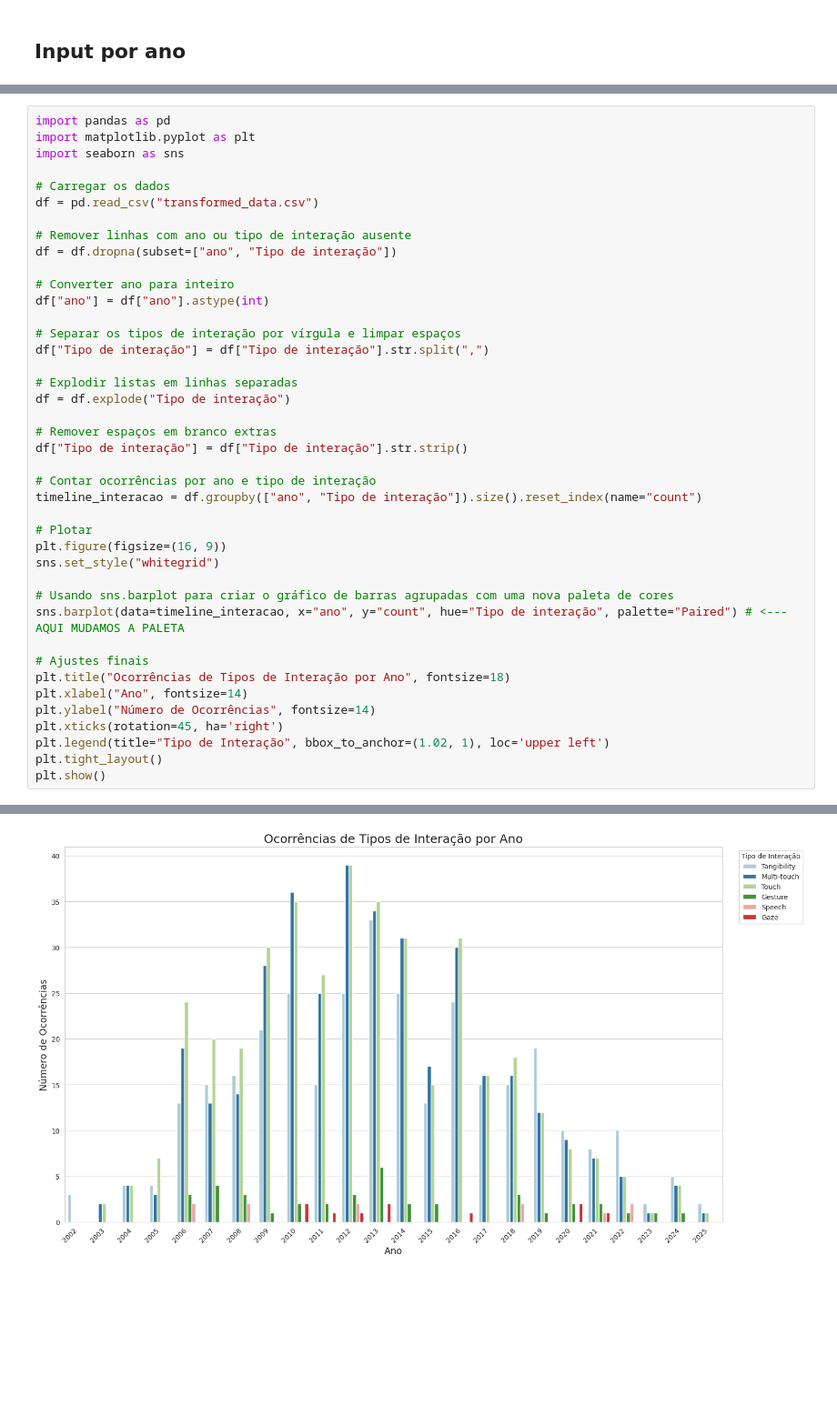
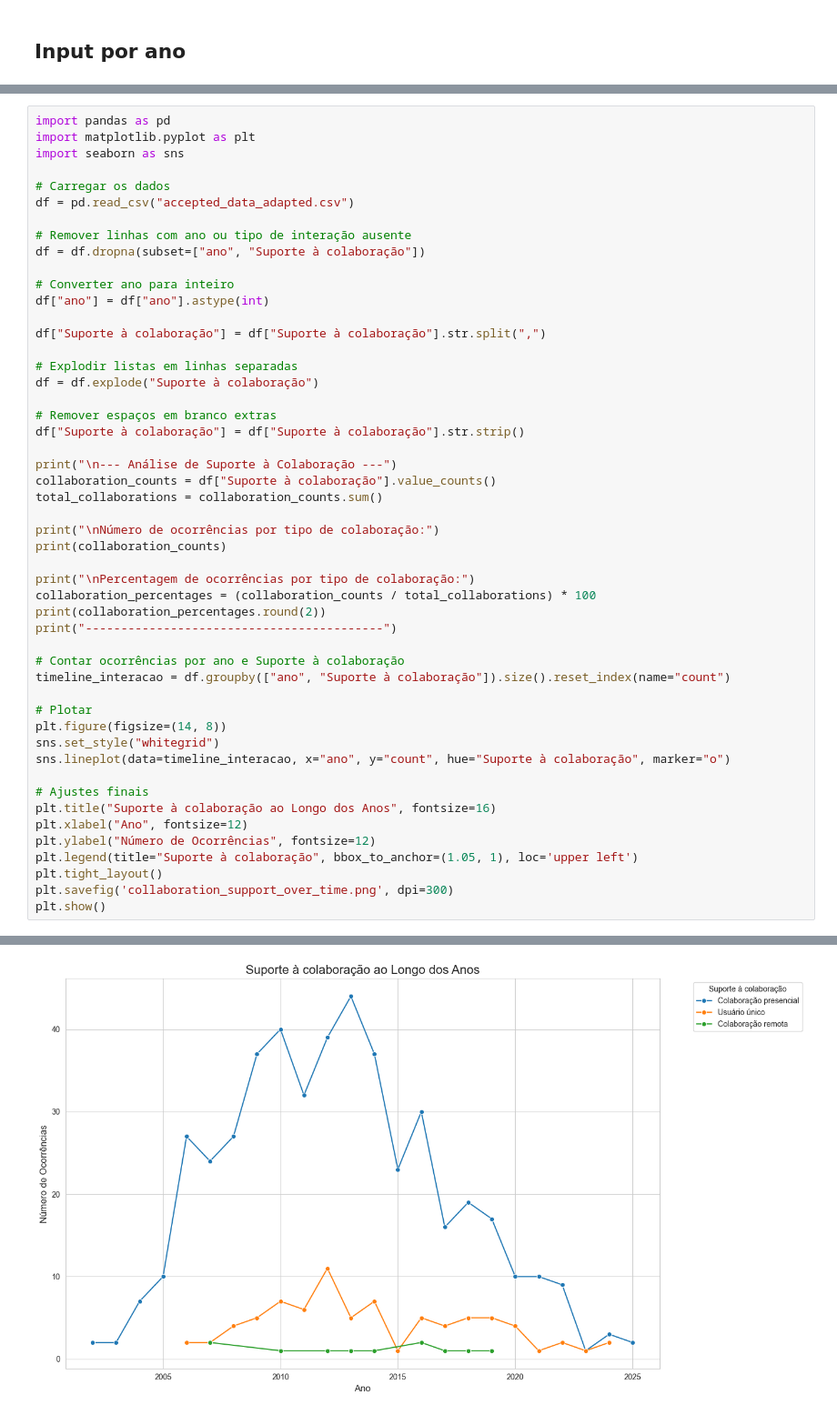
Before and after one commit to Guglis02/Tabletop-Data-Extraction, a Jupyter notebook: notebook.ipynb, the cells around one changed output, grey strips where cells are left out. Shown at 91% size. Drawn from its saved outputs; the diff is of its cells as text; blank space fills up the shorter version.

Commit message:
Versão da apresentação para a turma

```diff
--- a/notebook.ipynb
+++ b/notebook.ipynb
@@ -789,39 +772,48 @@ import matplotlib.pyplot as plt
 import seaborn as sns
 
 # Carregar os dados
-df = pd.read_csv("transformed_data.csv")
+df = pd.read_csv("accepted_data_adapted.csv")
 
 # Remover linhas com ano ou tipo de interação ausente
-df = df.dropna(subset=["ano", "Tipo de interação"])
+df = df.dropna(subset=["ano", "Suporte à colaboração"])
 
 # Converter ano para inteiro
 df["ano"] = df["ano"].astype(int)
 
-# Separar os tipos de interação por vírgula e limpar espaços
-df["Tipo de interação"] = df["Tipo de interação"].str.split(",")
+df["Suporte à colaboração"] = df["Suporte à colaboração"].str.split(",")
 
 # Explodir listas em linhas separadas
-df = df.explode("Tipo de interação")
+df = df.explode("Suporte à colaboração")
 
 # Remover espaços em branco extras
-df["Tipo de interação"] = df["Tipo de interação"].str.strip()
+df["Suporte à colaboração"] = df["Suporte à colaboração"].str.strip()
 
-# Contar ocorrências por ano e tipo de interação
-timeline_interacao = df.groupby(["ano", "Tipo de interação"]).size().reset_index(name="count")
+print("\n--- Análise de Suporte à Colaboração ---")
+collaboration_counts = df["Suporte à colaboração"].value_counts()
+total_collaborations = collaboration_counts.sum()
+
+print("\nNúmero de ocorrências por tipo de colaboração:")
+print(collaboration_counts)
+
+print("\nPercentagem de ocorrências por tipo de colaboração:")
+collaboration_percentages = (collaboration_counts / total_collaborations) * 100
+print(collaboration_percentages.round(2))
+print("------------------------------------------")
+
+# Contar ocorrências por ano e Suporte à colaboração
+timeline_interacao = df.groupby(["ano", "Suporte à colaboração"]).size().reset_index(name="count")
 
 # Plotar
-plt.figure(figsize=(16, 9))
+plt.figure(figsize=(14, 8))
 sns.set_style("whitegrid")
-
-# Usando sns.barplot para criar o gráfico de barras agrupadas com uma nova paleta de cores
-sns.barplot(data=timeline_interacao, x="ano", y="count", hue="Tipo de interação", palette="Paired") # <--- AQUI MUDAMOS A PALETA
+sns.lineplot(data=timeline_interacao, x="ano", y="count", hue="Suporte à colaboração", marker="o")
 
 # Ajustes finais
-plt.title("Ocorrências de Tipos de Interação por Ano", fontsize=18)
-plt.xlabel("Ano", fontsize=14)
-plt.ylabel("Número de Ocorrências", fontsize=14)
-plt.xticks(rotation=45, ha='right')
-plt.legend(title="Tipo de Interação", bbox_to_anchor=(1.02, 1), loc='upper left')
+plt.title("Suporte à colaboração ao Longo dos Anos", fontsize=16)
+plt.xlabel("Ano", fontsize=12)
+plt.ylabel("Número de Ocorrências", fontsize=12)
+plt.legend(title="Suporte à colaboração", bbox_to_anchor=(1.05, 1), loc='upper left')
 plt.tight_layout()
+plt.savefig('collaboration_support_over_time.png', dpi=300)
 plt.show()
 # %% [output]
@@ -828 +836 @@ plt.show()
-[figure, old version]
+[figure, new version]
```
Also changed, not shown: parts of 16 cells of this notebook, 13 other files.
